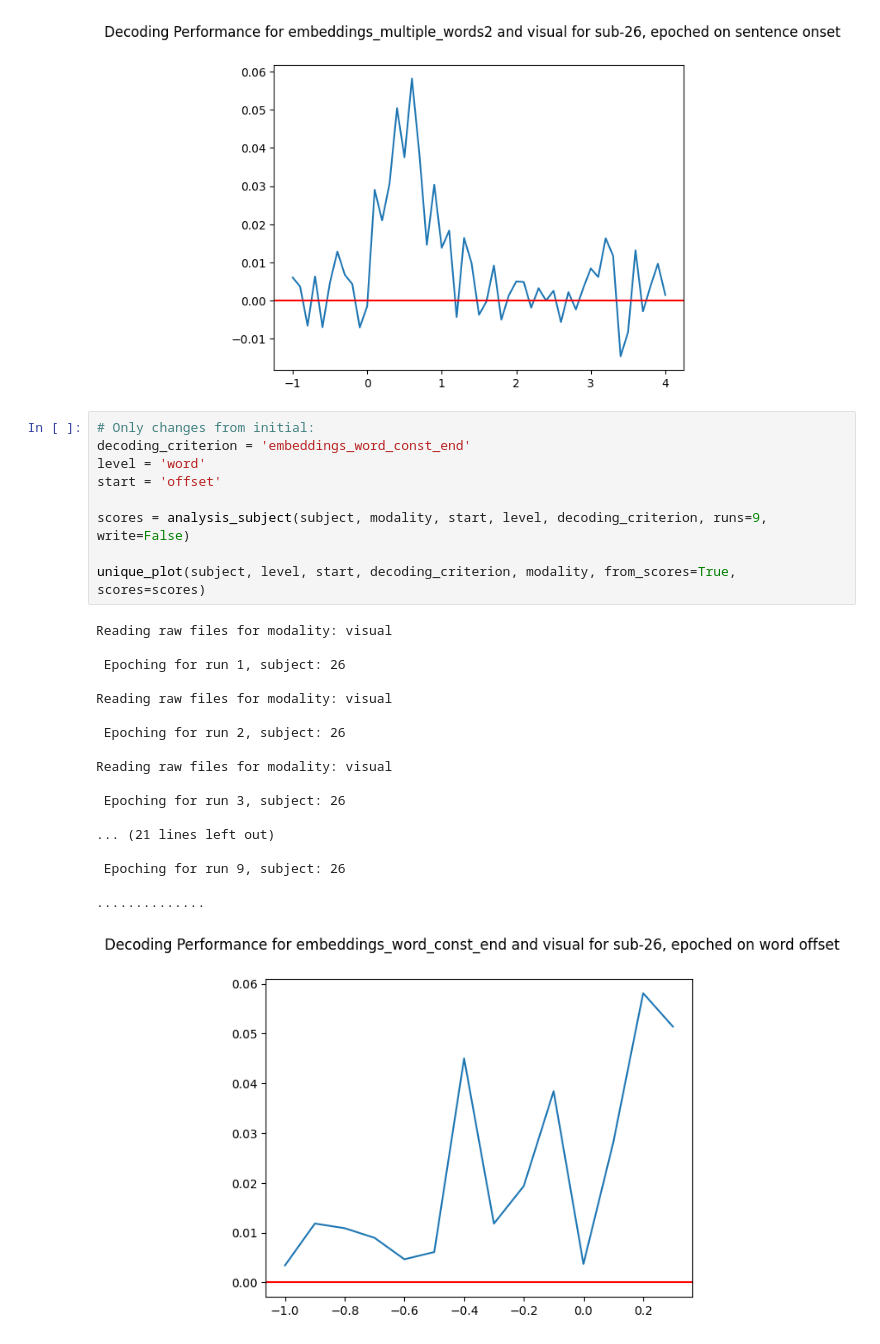
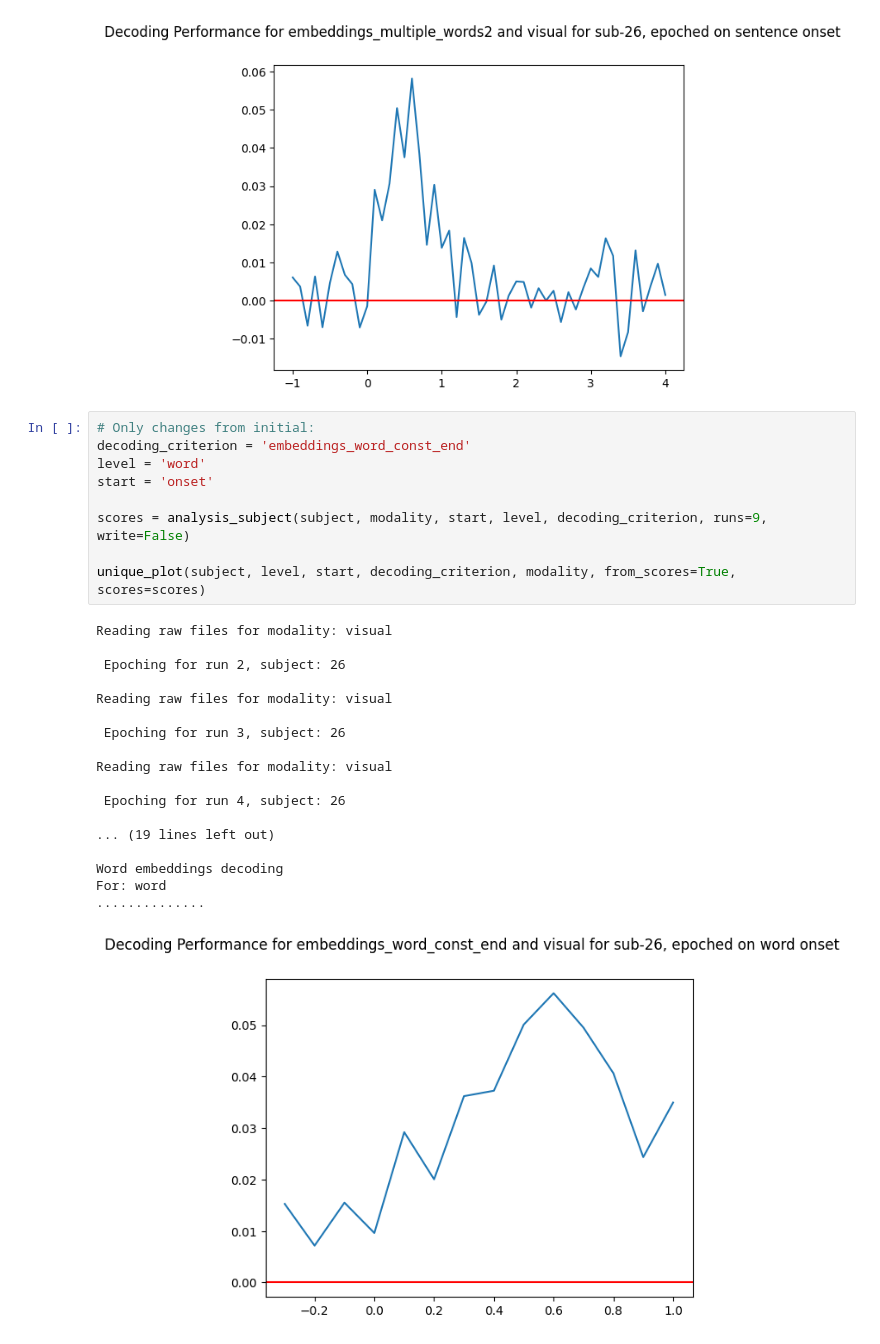
Before and after one commit to BelCorentin/neurospin-petit-prince, a Jupyter notebook: decoding/local_testing/analysis.ipynb, the cells around one changed output. Drawn from its saved outputs; the diff is of its cells as text.

```diff
--- a/decoding/local_testing/analysis.ipynb
+++ b/decoding/local_testing/analysis.ipynb
@@ -192,31 +399,31 @@ unique_plot(subject, level, start, decoding_criterion, modality, from_scores=Tru
 # %%
 # Only changes from initial:
 decoding_criterion = 'embeddings_word_const_end'
 level = 'word'
-start = 'offset'
+start = 'onset'
 
 scores = analysis_subject(subject, modality, start, level, decoding_criterion, runs=9, write=False)
 
 unique_plot(subject, level, start, decoding_criterion, modality, from_scores=True, scores=scores)
 # %% [output]
-Reading raw files for modality: visual
-
- Epoching for run 1, subject: 26
-
 Reading raw files for modality: visual
 
  Epoching for run 2, subject: 26
 
 Reading raw files for modality: visual
 
  Epoching for run 3, subject: 26
 
-... (21 lines left out)
+Reading raw files for modality: visual
 
- Epoching for run 9, subject: 26
+ Epoching for run 4, subject: 26
 
+... (19 lines left out)
+
+Word embeddings decoding
+For: word
 ..............
-[figure, old version]
+[figure, new version]
 # %%
 # Only changes from initial:
 decoding_criterion = 'embeddings_word_non_const_end'
```
Also changed, not shown: parts of 27 cells of this notebook, 51 other files.
